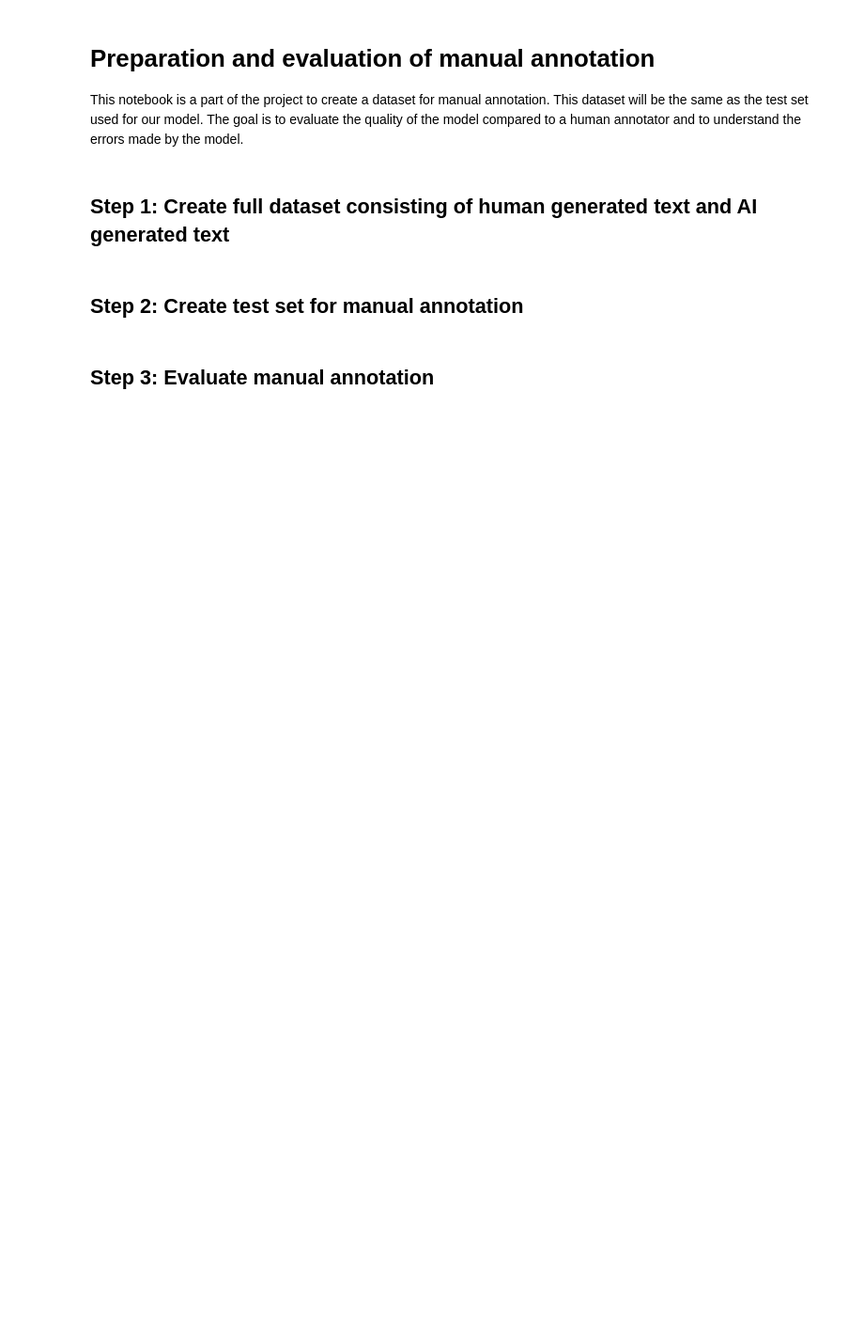
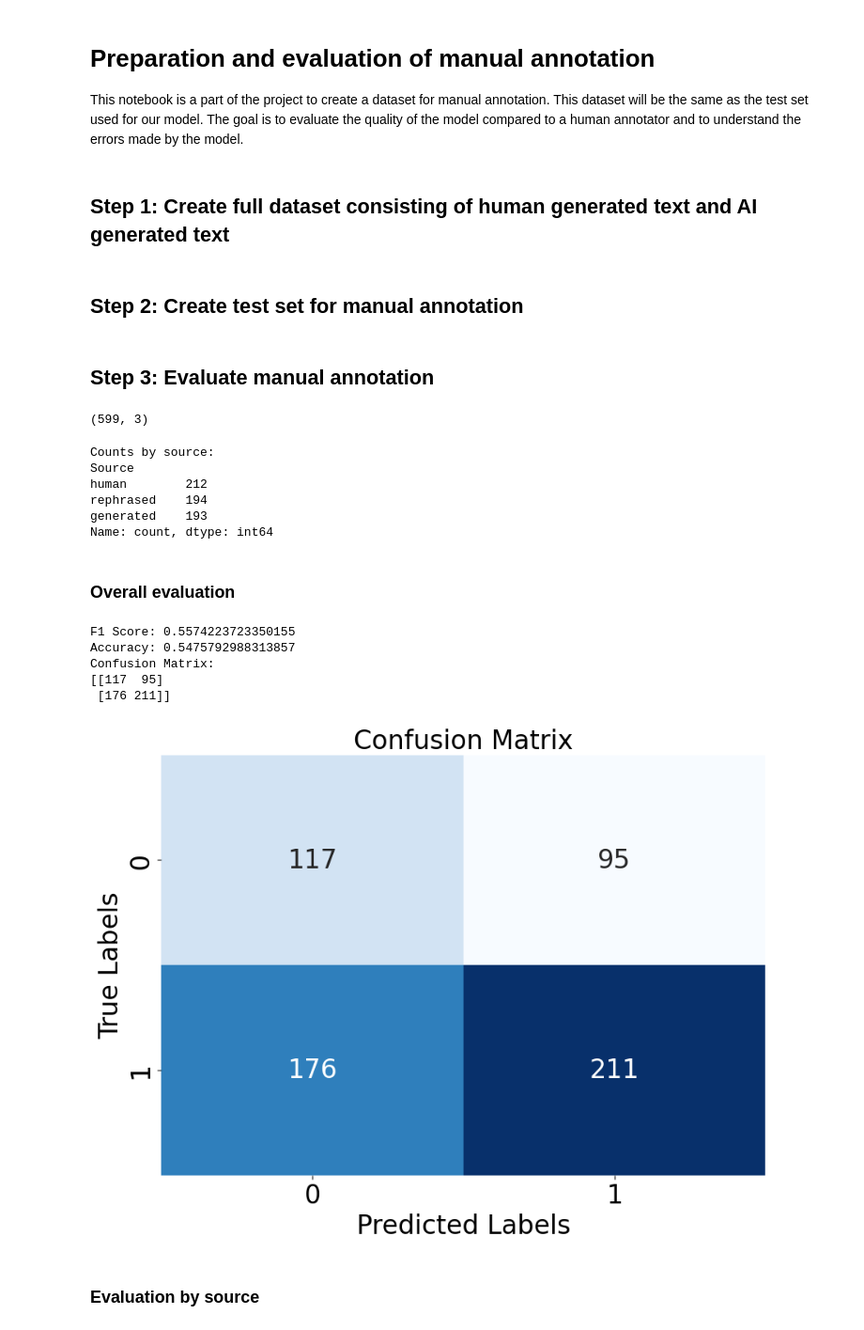
Before and after one commit to niclasclassen/danish-ai-text-discriminator, a Jupyter notebook: data_analysis.ipynb, the cells around one changed output. Shown: that part at 94% size. Cells and saved outputs as stored; diff of their text form; code cells hidden in the pictures; blank space fills up the shorter version.

Commit message:
restructure data and add data_analysis

```diff
--- a/data_analysis.ipynb
+++ b/data_analysis.ipynb
@@ -77,19 +68,66 @@ df2 = pd.read_csv(path2).head(250)
+# %%
+data_path = "data/evaluation/test_texts_manually_annotated.csv"
+
+df = pd.read_csv(data_path, delimiter=';')
+
+# Remove rows where 'Label' is not given
+df = df.dropna(subset=['Label'])
+print(df.shape)
+# %% [output]
+(599, 3)
+# %%
+clean_generated_texts_path = "data/reddit_posts/ai_generated/cleaned_generated_texts_title_based.csv"
+clean_rephrased_texts_path = "data/reddit_posts/ai_generated/cleaned_rephrased_texts.csv"
+
+rephrased_texts = pd.read_csv(clean_rephrased_texts_path)
+generated_texts = pd.read_csv(clean_generated_texts_path)
+
+# Add the 'Source' column
+df['Source'] = df['Text'].apply(lambda x: 'rephrased' if x in rephrased_texts['Rewritten Text'].values else 'generated' if x in generated_texts['Rewritten Text'].values else 'human')
+
+# Count the number of rows by each source
+source_counts = df['Source'].value_counts()
+print("Counts by source:")
+print(source_counts)
+# %% [output]
+Counts by source:
+Source
+human        212
+rephrased    194
+generated    193
+Name: count, dtype: int64
+# %% [markdown]
+### Overall evaluation
 # %%
-# Assuming the label columns are named 'label' in both dataframes
-labels1 = df1['Label']
-labels2 = df2['label']
+# Compute F1 score and confusion matrix
+y_true = df['True label']
+y_pred = df['Label']
 
-# Calculate the F1 score
-conf_matrix = confusion_matrix(labels1, labels2)
+f1 = f1_score(y_true, y_pred, average='weighted')
+conf_matrix = confusion_matrix(y_true, y_pred)
 
-print(f'F1 Score: {f1}')
-print('Confusion Matrix:')
+f1 = f1_score(y_true, y_pred, average='weighted')
+accuracy = accuracy_score(y_true, y_pred)
+conf_matrix = confusion_matrix(y_true, y_pred)
+
+print(f"F1 Score: {f1}")
+print(f"Accuracy: {accuracy}")
+print("Confusion Matrix:")
 print(conf_matrix)
 
-# Plot the confusion matrix
+# Plot the confusion matrix without the legend and with larger numbers and text
 plt.figure(figsize=(10, 7))
-sns.heatmap(conf_matrix, annot=True, fmt='d', cmap='Blues')
-plt.xlabel('Predicted Labels')
-plt.ylabel('True Labels')
-plt.title('Confusion Matrix')
+sns.heatmap(conf_matrix, annot=True, fmt='d', cmap='Blues', cbar=False, annot_kws={"size": 24})
+plt.xlabel('Predicted Labels', fontsize=24)
+plt.ylabel('True Labels', fontsize=24)
+plt.title('Confusion Matrix', fontsize=24)
+plt.xticks(fontsize=24)
+plt.yticks(fontsize=24)
 plt.show()
+# %% [output]
+F1 Score: 0.5574223723350155
+Accuracy: 0.5475792988313857
+Confusion Matrix:
+[[117  95]
+ [176 211]]
+[figure, added]
@@ -103,0 +134,2 @@ print(f'Indices of NaN values in labels2: {nan_indices_labels2.tolist()}')
+# %% [markdown]
+### Evaluation by source
```
Also changed, not shown: parts of 13 cells of this notebook, 21 other files.
